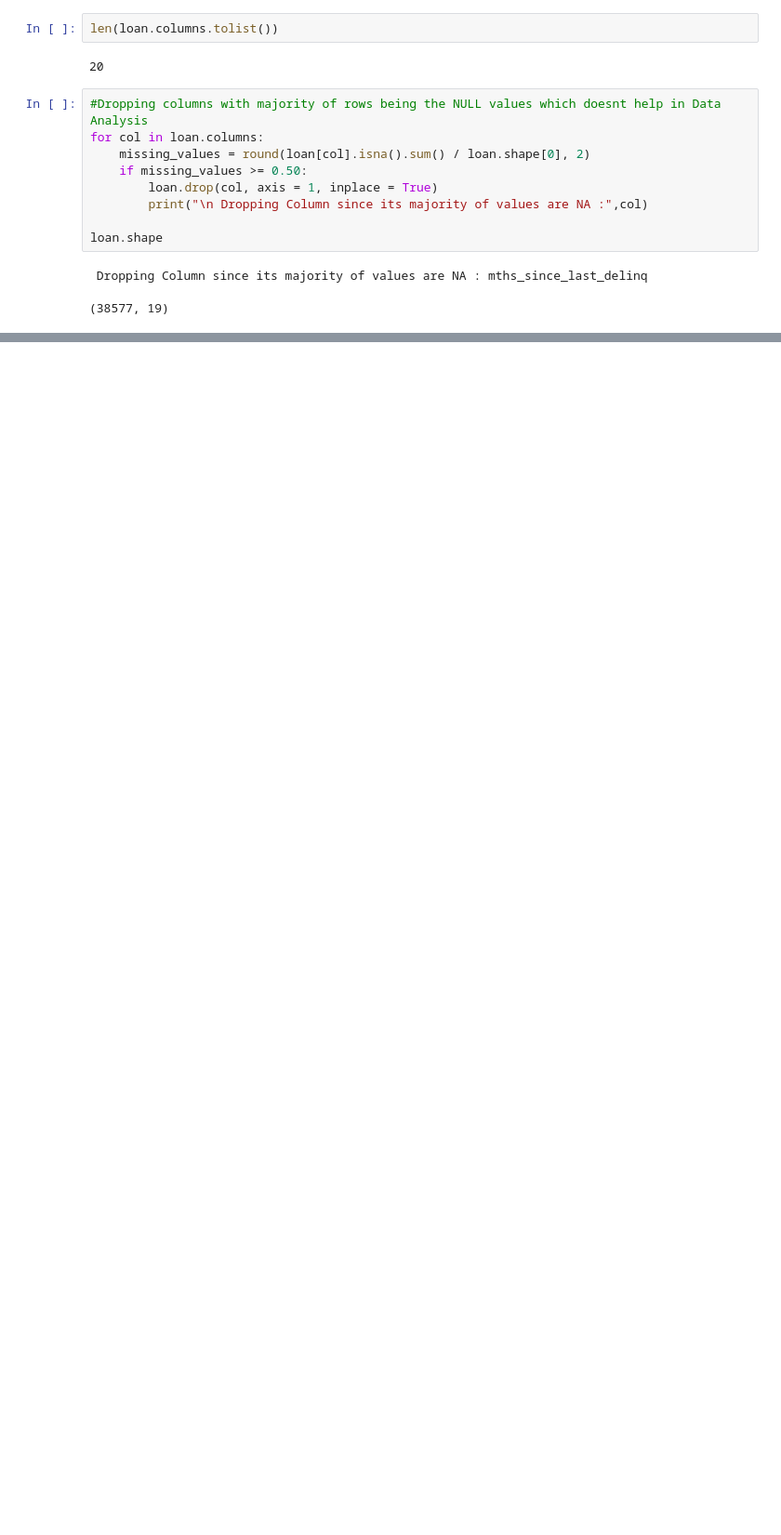
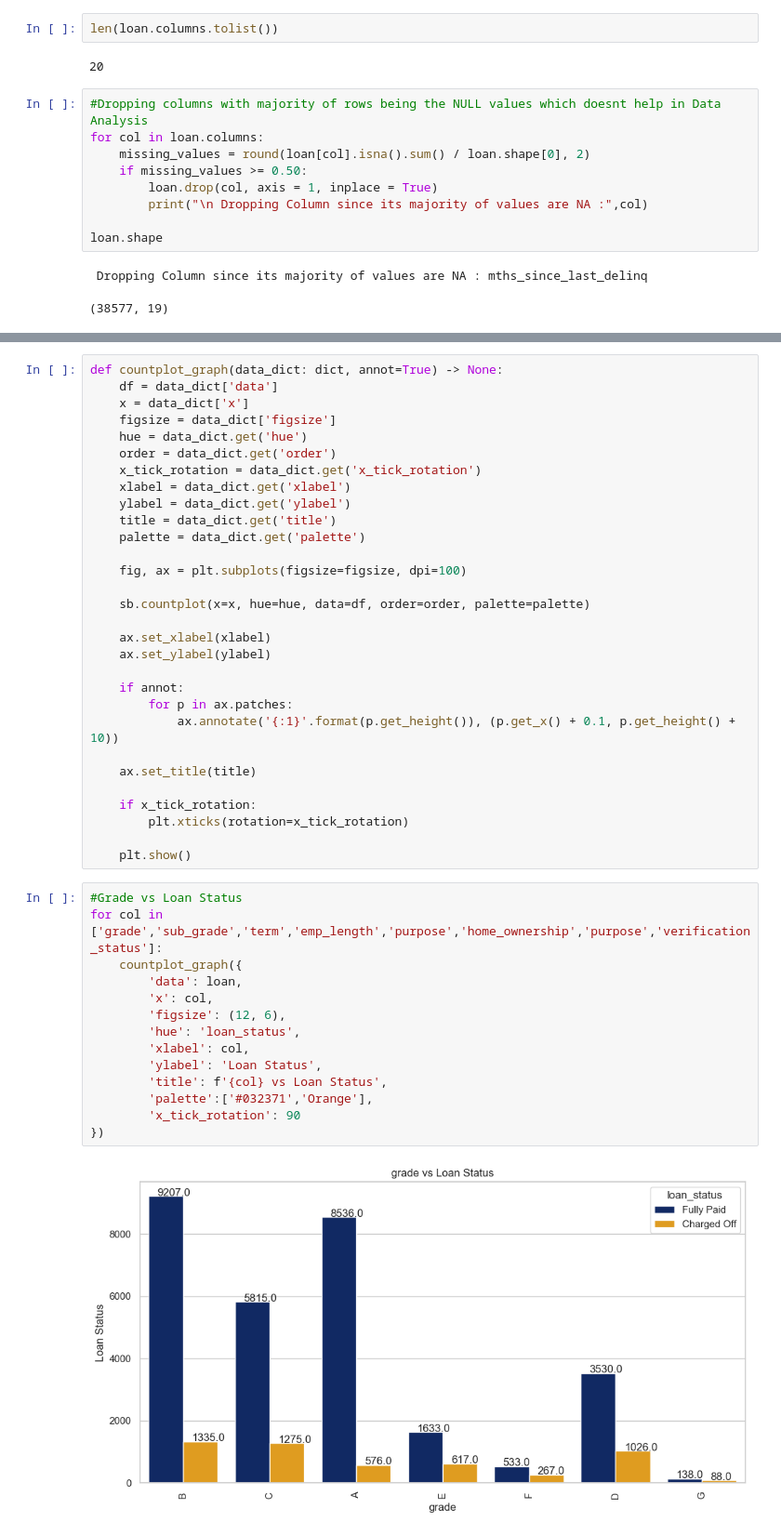
Before and after one commit to sakshilocal/LendingClubCaseStudy, a Jupyter notebook: Lending_Club_Case_Study_Ranjith_Sakshi.ipynb, the cells around one changed output, grey strips where cells are left out. Shown at 93% size. Saved outputs shown, nothing was run; the diff lists cells and outputs as text; blank space fills up the shorter version.

```diff
--- a/Lending_Club_Case_Study_Ranjith_Sakshi.ipynb
+++ b/Lending_Club_Case_Study_Ranjith_Sakshi.ipynb
@@ -185,0 +631,46 @@ AttributeError: 'int' object has no attribute 'replace'
+# %%
+def countplot_graph(data_dict: dict, annot=True) -> None:
+    df = data_dict['data']
+    x = data_dict['x']
+    figsize = data_dict['figsize']
+    hue = data_dict.get('hue')
+    order = data_dict.get('order')
+    x_tick_rotation = data_dict.get('x_tick_rotation')
+    xlabel = data_dict.get('xlabel')
+    ylabel = data_dict.get('ylabel')
+    title = data_dict.get('title')
+    palette = data_dict.get('palette')
+
+    fig, ax = plt.subplots(figsize=figsize, dpi=100)
+
+    sb.countplot(x=x, hue=hue, data=df, order=order, palette=palette)
+
+    ax.set_xlabel(xlabel)
+    ax.set_ylabel(ylabel)
+
+    if annot:
+        for p in ax.patches:
+            ax.annotate('{:1}'.format(p.get_height()), (p.get_x() + 0.1, p.get_height() + 10))
+
+    ax.set_title(title)
+
+    if x_tick_rotation:
+        plt.xticks(rotation=x_tick_rotation)
+
+    plt.show()
+# %%
+#Grade vs Loan Status
+for col in ['grade','sub_grade','term','emp_length','purpose','home_ownership','purpose','verification_status']:
+    countplot_graph({
+        'data': loan,
+        'x': col,
+        'figsize': (12, 6),
+        'hue': 'loan_status',
+        'xlabel': col,
+        'ylabel': 'Loan Status',
+        'title': f'{col} vs Loan Status',
+        'palette':['#032371','Orange'],
+        'x_tick_rotation': 90
+})
+# %% [output]
+[figure, added]
```
Also changed, not shown: parts of 51 cells of this notebook.
